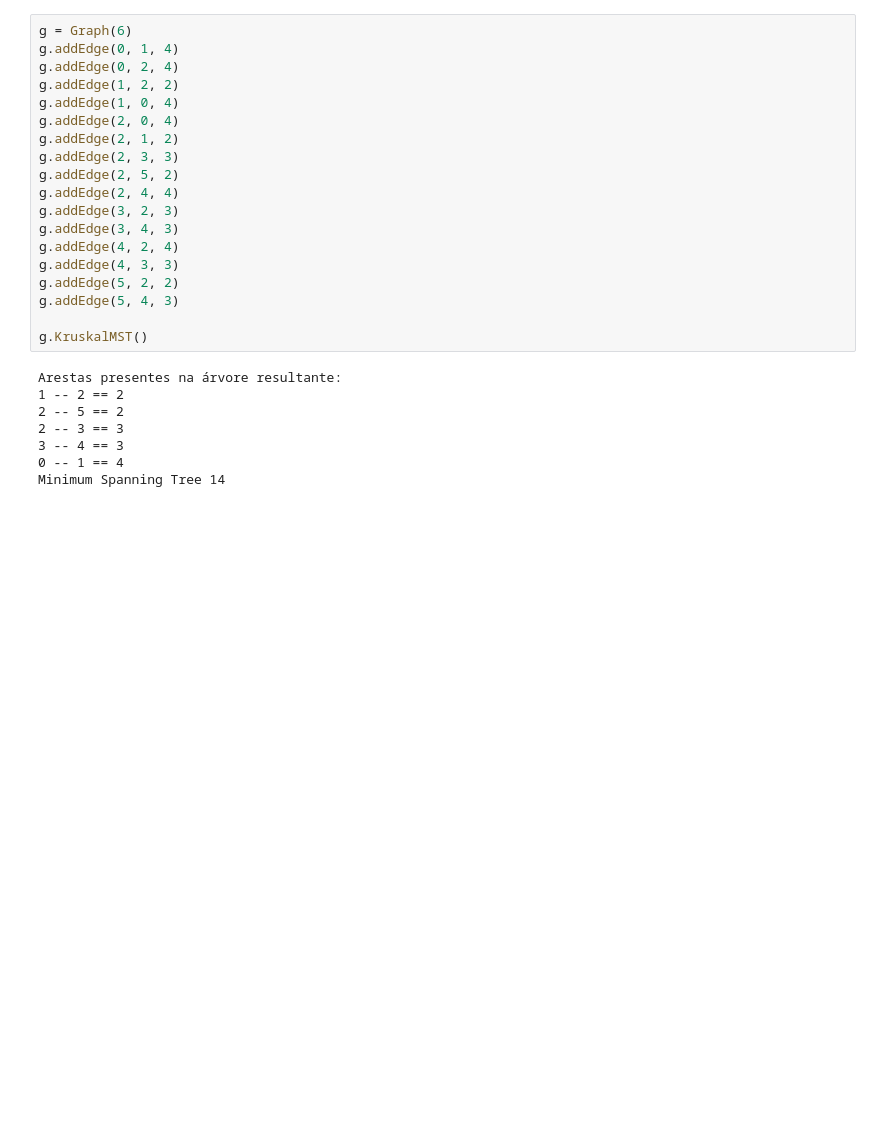
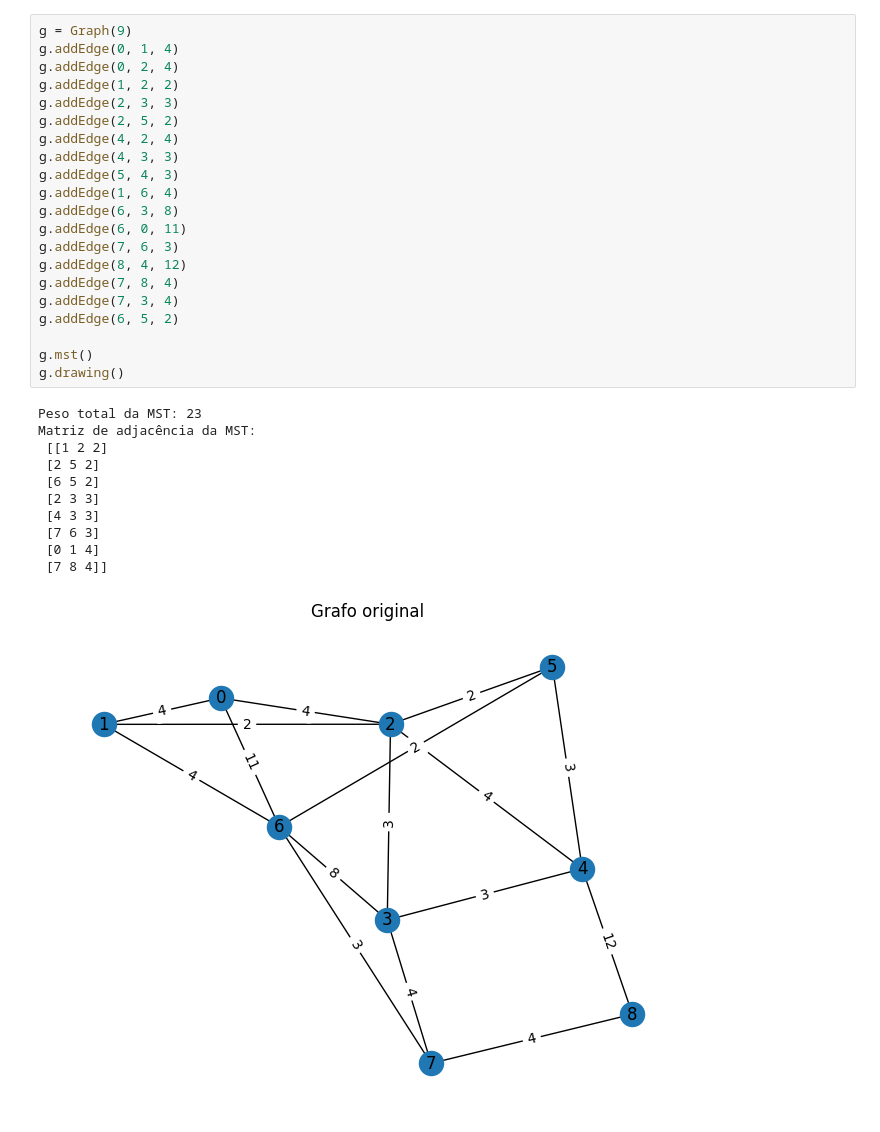
Before and after one commit to kauanmaf/trabalho_mat_discreta, a Jupyter notebook: kruskal.ipynb, the cells around one changed output. Saved outputs shown, nothing was run; the diff lists cells and outputs as text; blank space fills up the shorter version.

```diff
--- a/kruskal.ipynb
+++ b/kruskal.ipynb
@@ -101,27 +195,33 @@ Minimum Spanning Tree 19
 # %%
-g = Graph(6)
+g = Graph(9)
 g.addEdge(0, 1, 4)
 g.addEdge(0, 2, 4)
 g.addEdge(1, 2, 2)
-g.addEdge(1, 0, 4)
-g.addEdge(2, 0, 4)
-g.addEdge(2, 1, 2)
 g.addEdge(2, 3, 3)
 g.addEdge(2, 5, 2)
-g.addEdge(2, 4, 4)
-g.addEdge(3, 2, 3)
-g.addEdge(3, 4, 3)
 g.addEdge(4, 2, 4)
 g.addEdge(4, 3, 3)
-g.addEdge(5, 2, 2)
 g.addEdge(5, 4, 3)
+g.addEdge(1, 6, 4)
+g.addEdge(6, 3, 8)
+g.addEdge(6, 0, 11)
+g.addEdge(7, 6, 3)
+g.addEdge(8, 4, 12)
+g.addEdge(7, 8, 4)
+g.addEdge(7, 3, 4)
+g.addEdge(6, 5, 2)
 
-g.KruskalMST()
+g.mst()
+g.drawing()
 # %% [output]
-Arestas presentes na árvore resultante:
-1 -- 2 == 2
-2 -- 5 == 2
-2 -- 3 == 3
-3 -- 4 == 3
-0 -- 1 == 4
-Minimum Spanning Tree 14
+Peso total da MST: 23
+Matriz de adjacência da MST:
+ [[1 2 2]
+ [2 5 2]
+ [6 5 2]
+ [2 3 3]
+ [4 3 3]
+ [7 6 3]
+ [0 1 4]
+ [7 8 4]]
+[figure, added]
```
Also changed, not shown: parts of 13 cells of this notebook.
